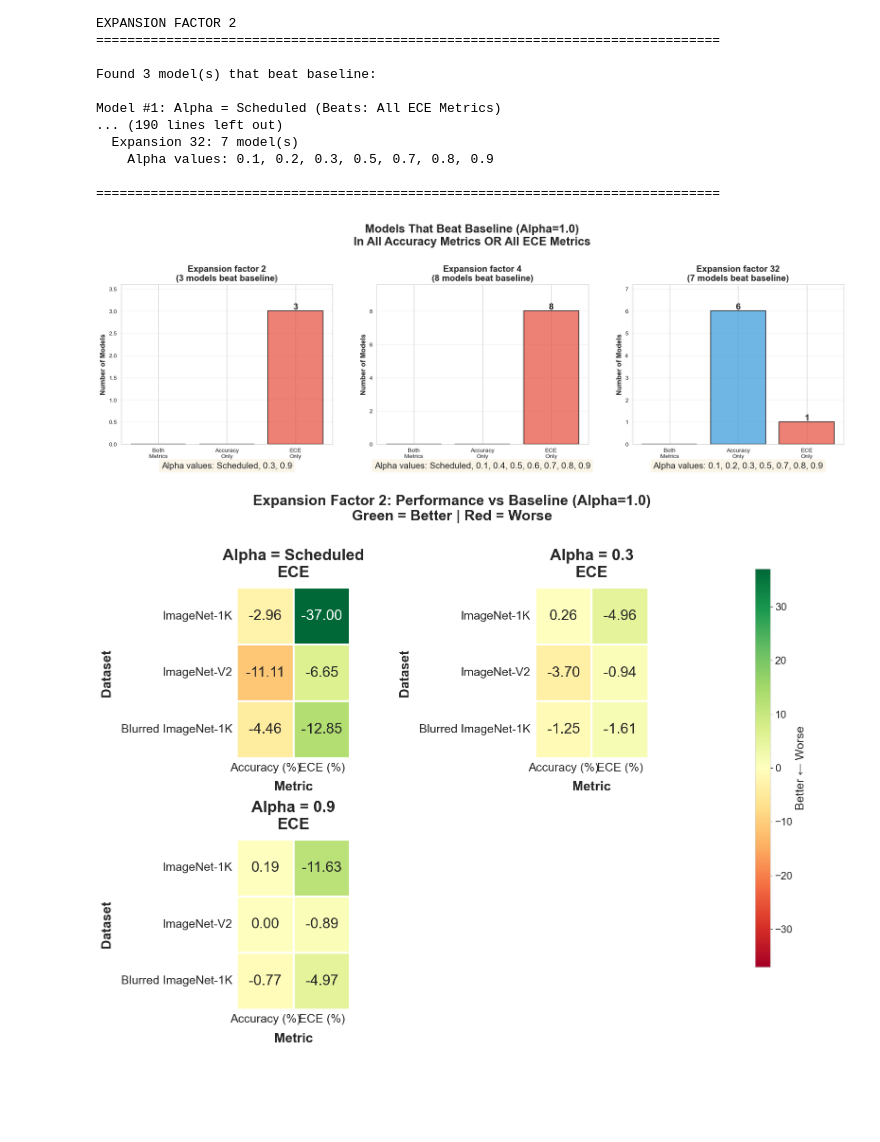
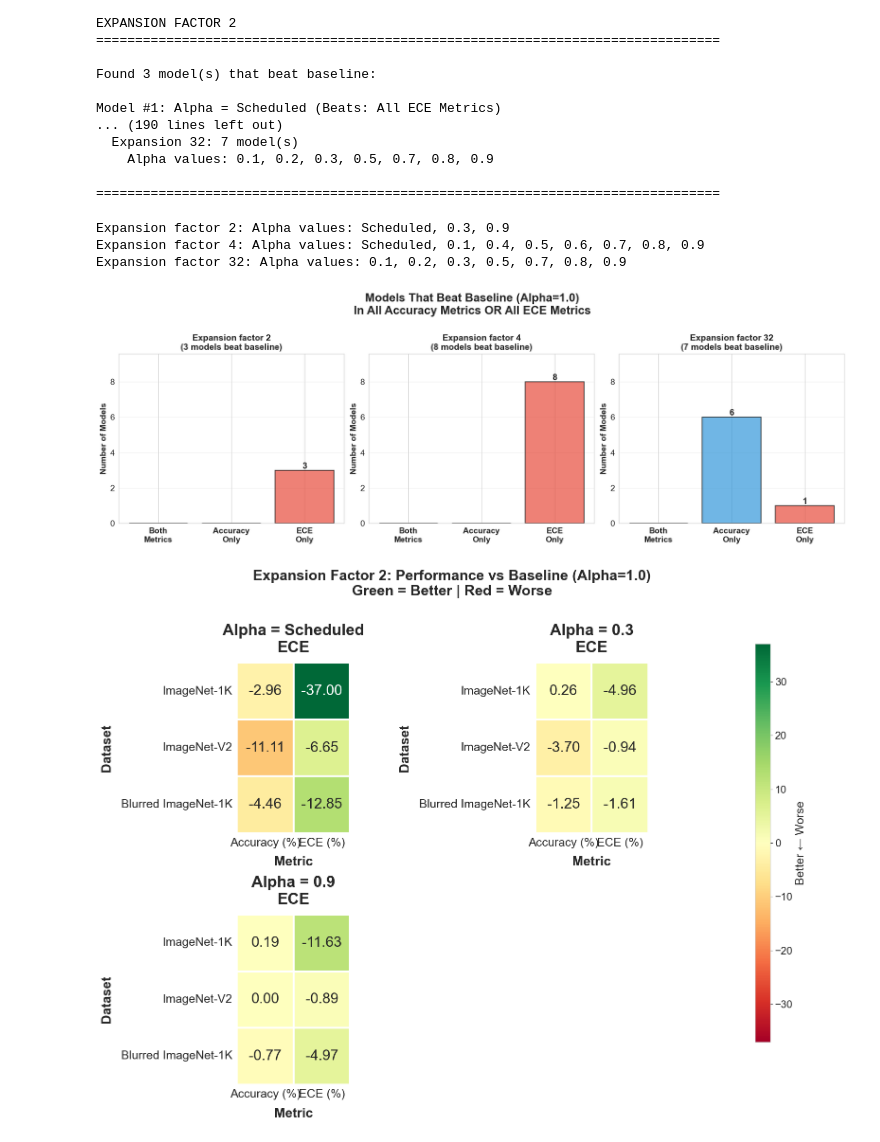
Before and after one commit to hannah-y-gao/vit_sae, a Jupyter notebook: analysis.ipynb, the cells around one changed output. Drawn from its saved outputs; the diff is of its cells as text; code cells hidden in the pictures; blank space fills up the shorter version.

```diff
--- a/analysis.ipynb
+++ b/analysis.ipynb
@@ -636,6 +636,16 @@ Model #1: Alpha = Scheduled (Beats: All ECE Metrics)
 # Visualize models that beat baseline in all accuracy OR all ECE metrics
 if all_winners:
     fig, axes = plt.subplots(1, 3, figsize=(18, 6))
+
+    # Determine global y-axis limits
+    global_max = 0
+    for exp in sorted(df_all_models['expansion'].unique()):
+        exp_winners = [w for w in all_winners if w['expansion'] == exp]
+        if exp_winners:
+            beats_both_count = sum(1 for w in exp_winners if w['beats_accuracy'] and w['beats_ece'])
+            beats_acc_only = sum(1 for w in exp_winners if w['beats_accuracy'] and not w['beats_ece'])
+            beats_ece_only = sum(1 for w in exp_winners if w['beats_ece'] and not w['beats_accuracy'])
+            global_max = max(global_max, beats_both_count, beats_acc_only, beats_ece_only)
 
     for idx, exp in enumerate(sorted(df_all_models['expansion'].unique())):
         ax = axes[idx]
@@ -647,6 +657,9 @@ if all_winners:
             # Prepare data for visualization
             winner_alphas = [w['alpha'] for w in exp_winners]
             winner_labels = [w['alpha_label'] for w in exp_winners]
+
+            # Print alpha values in the terminal
+            print(f"Expansion factor {exp}: Alpha values: {', '.join(winner_labels)}")
 
             # Count how many criteria each model beats
             beats_both_count = sum(1 for w in exp_winners if w['beats_accuracy'] and w['beats_ece'])
@@ -659,42 +672,43 @@ if all_winners:
             colors = ['#2ecc71', '#3498db', '#e74c3c']
 
             bars = ax.bar(categories, counts, color=colors, alpha=0.7, edgecolor='black', linewidth=1.5)
 
             # Add count labels on bars
             for bar, count in zip(bars, counts):
                 if count > 0:
                     height = bar.get_height()
                     ax.text(bar.get_x() + bar.get_width()/2., height,
                            f'{int(count)}',
                            ha='center', va='bottom', fontweight='bold', fontsize=15)
 
-            ax.set_ylabel('Number of Models', fontsize=12, fontweight='bold')
+            ax.set_ylabel('Number of Models', fontsize=14, fontweight='bold')
             ax.set_title(f'Expansion factor {exp}\n({len(exp_winners)} models beat baseline)',
                         fontsize=15, fontweight='bold')
-            ax.set_ylim(0, max(counts) * 1.2 if max(counts) > 0 else 1)
+            ax.set_ylim(0, global_max * 1.2 if global_max > 0 else 1)
             ax.grid(True, alpha=0.3, axis='y')
 
-            # Add model details as text below
-            text_y = -0.15
-            ax.text(0.5, text_y, f'Alpha values: {", ".join(winner_labels)}',
-                   transform=ax.transAxes, ha='center', fontsize=15,
-                   bbox=dict(boxstyle='round', facecolor='wheat', alpha=0.3))
+            # Set larger font size for x-axis labels and y-axis ticks
+            ax.set_xticklabels(categories, fontsize=14, fontweight='bold')
+            ax.tick_params(axis='y', labelsize=14)
         else:
             ax.text(0.5, 0.5, 'No models\nbeat baseline',
                    transform=ax.transAxes, ha='center', va='center',
                    fontsize=20, fontweight='bold', color='gray')
             ax.set_title(f'Expansion {exp}', fontsize=15, fontweight='bold')
-            ax.set_ylabel('Number of Models', fontsize=15, fontweight='bold')
+            ax.set_ylabel('Number of Models', fontsize=14, fontweight='bold')
             ax.set_xticks([], fontsize=20)
 
     plt.suptitle('Models That Beat Baseline (Alpha=1.0)\nIn All Accuracy Metrics OR All ECE Metrics',
                 fontsize=20, fontweight='bold', y=1.02)
     plt.tight_layout()
     plt.show()
 else:
     print("No models found that beat baseline - skipping visualization.")
 # %% [output]
+Expansion factor 2: Alpha values: Scheduled, 0.3, 0.9
+Expansion factor 4: Alpha values: Scheduled, 0.1, 0.4, 0.5, 0.6, 0.7, 0.8, 0.9
+Expansion factor 32: Alpha values: 0.1, 0.2, 0.3, 0.5, 0.7, 0.8, 0.9
-[figure, old version]
+[figure, new version]
 # %%
 # Create detailed heatmaps for each winning model showing % change from baseline
 if all_winners:
```
Also changed, not shown: 3 other files.
